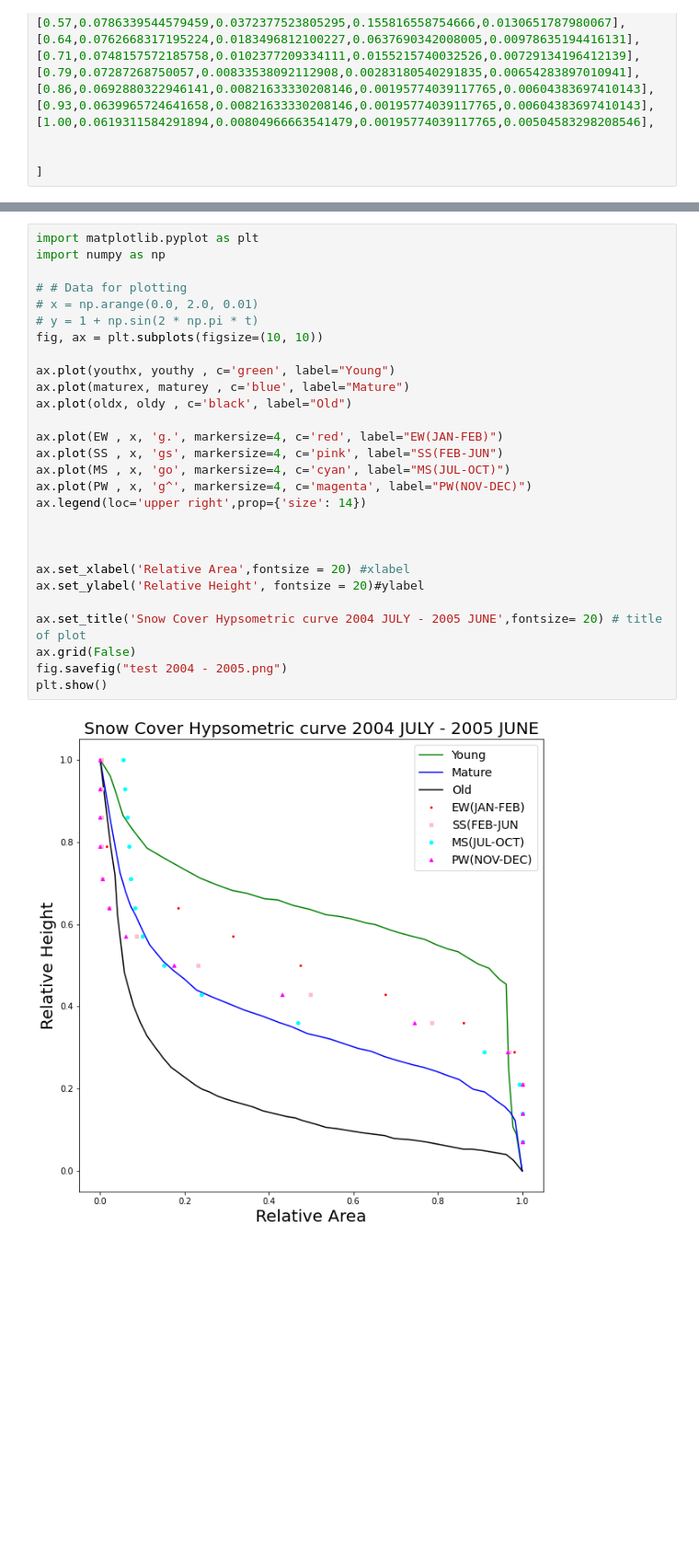
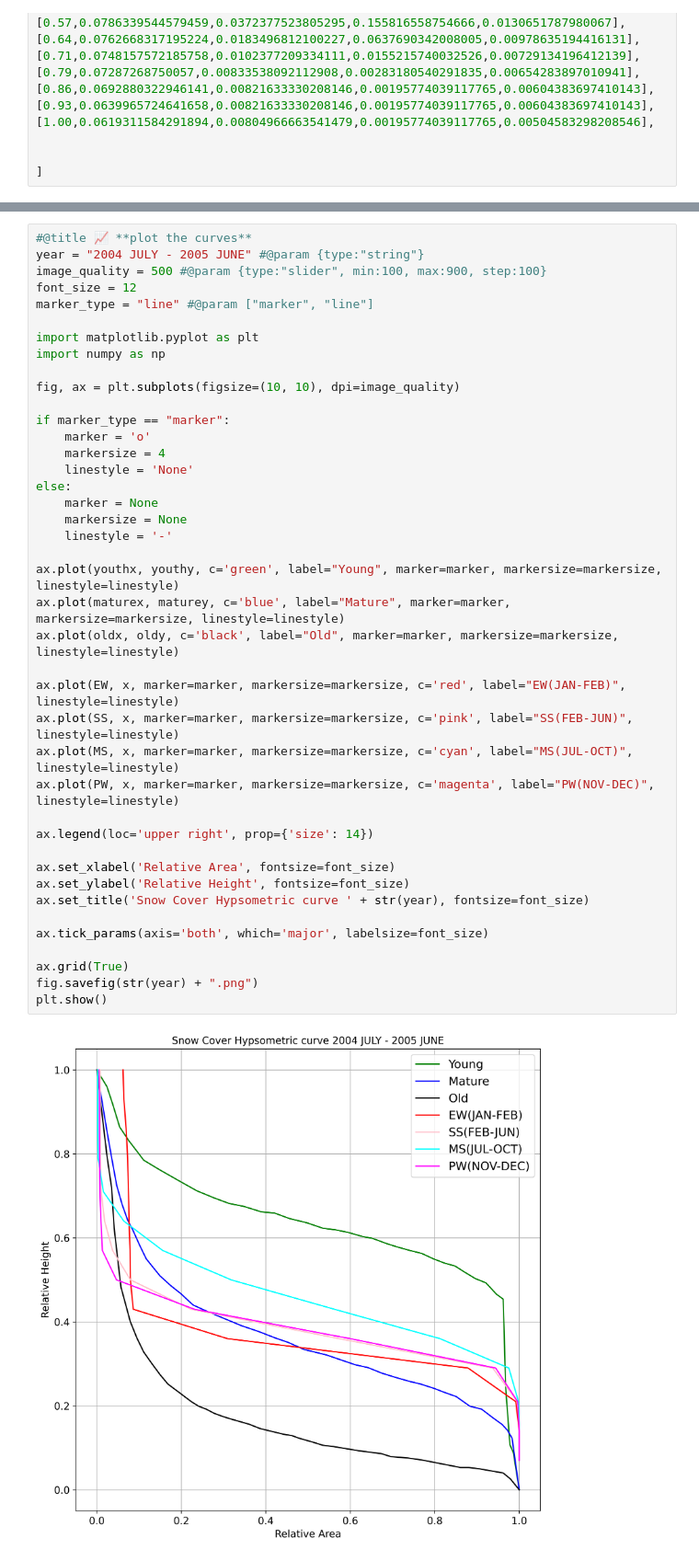
Before and after one commit to 1kaiser/Snow-cover-area-estimation, a Jupyter notebook: Hypsometric_curve_creation.ipynb, the cells around one changed output, grey strips where cells are left out. Shown at 92% size. Cells and saved outputs as stored; diff of their text form; blank space fills up the shorter version.

```diff
--- a/Hypsometric_curve_creation.ipynb
+++ b/Hypsometric_curve_creation.ipynb
@@ -192,30 +190,43 @@ for i in range(len(o1)):
 # %%
+#@title 📈 **plot the curves**
+year = "2004 JULY - 2005 JUNE" #@param {type:"string"}
+image_quality = 500 #@param {type:"slider", min:100, max:900, step:100}
+font_size = 12
+marker_type = "line" #@param ["marker", "line"]
+
 import matplotlib.pyplot as plt
 import numpy as np
 
-# # Data for plotting
-# x = np.arange(0.0, 2.0, 0.01)
-# y = 1 + np.sin(2 * np.pi * t)
-fig, ax = plt.subplots(figsize=(10, 10))
+fig, ax = plt.subplots(figsize=(10, 10), dpi=image_quality)
 
-ax.plot(youthx, youthy , c='green', label="Young")
-ax.plot(maturex, maturey , c='blue', label="Mature")
-ax.plot(oldx, oldy , c='black', label="Old")
+if marker_type == "marker":
+    marker = 'o'
+    markersize = 4
+    linestyle = 'None'
+else:
+    marker = None
+    markersize = None
+    linestyle = '-'
 
-ax.plot(EW , x, 'g.', markersize=4, c='red', label="EW(JAN-FEB)")
-ax.plot(SS , x, 'gs', markersize=4, c='pink', label="SS(FEB-JUN")
-ax.plot(MS , x, 'go', markersize=4, c='cyan', label="MS(JUL-OCT)")
-ax.plot(PW , x, 'g^', markersize=4, c='magenta', label="PW(NOV-DEC)")
-ax.legend(loc='upper right',prop={'size': 14})
+ax.plot(youthx, youthy, c='green', label="Young", marker=marker, markersize=markersize, linestyle=linestyle)
+ax.plot(maturex, maturey, c='blue', label="Mature", marker=marker, markersize=markersize, linestyle=linestyle)
+ax.plot(oldx, oldy, c='black', label="Old", marker=marker, markersize=markersize, linestyle=linestyle)
 
+ax.plot(EW, x, marker=marker, markersize=markersize, c='red', label="EW(JAN-FEB)", linestyle=linestyle)
+ax.plot(SS, x, marker=marker, markersize=markersize, c='pink', label="SS(FEB-JUN)", linestyle=linestyle)
+ax.plot(MS, x, marker=marker, markersize=markersize, c='cyan', label="MS(JUL-OCT)", linestyle=linestyle)
+ax.plot(PW, x, marker=marker, markersize=markersize, c='magenta', label="PW(NOV-DEC)", linestyle=linestyle)
 
+ax.legend(loc='upper right', prop={'size': 14})
 
-ax.set_xlabel('Relative Area',fontsize = 20) #xlabel
-ax.set_ylabel('Relative Height', fontsize = 20)#ylabel
+ax.set_xlabel('Relative Area', fontsize=font_size)
+ax.set_ylabel('Relative Height', fontsize=font_size)
+ax.set_title('Snow Cover Hypsometric curve ' + str(year), fontsize=font_size)
 
-ax.set_title('Snow Cover Hypsometric curve 2004 JULY - 2005 JUNE',fontsize= 20) # title of plot
-ax.grid(False)
-fig.savefig("test 2004 - 2005.png")
+ax.tick_params(axis='both', which='major', labelsize=font_size)
+
+ax.grid(True)
+fig.savefig(str(year) + ".png")
 plt.show()
 # %% [output]
-[figure, old version]
+[figure, new version]
```
Also changed, not shown: parts of 5 cells of this notebook.
